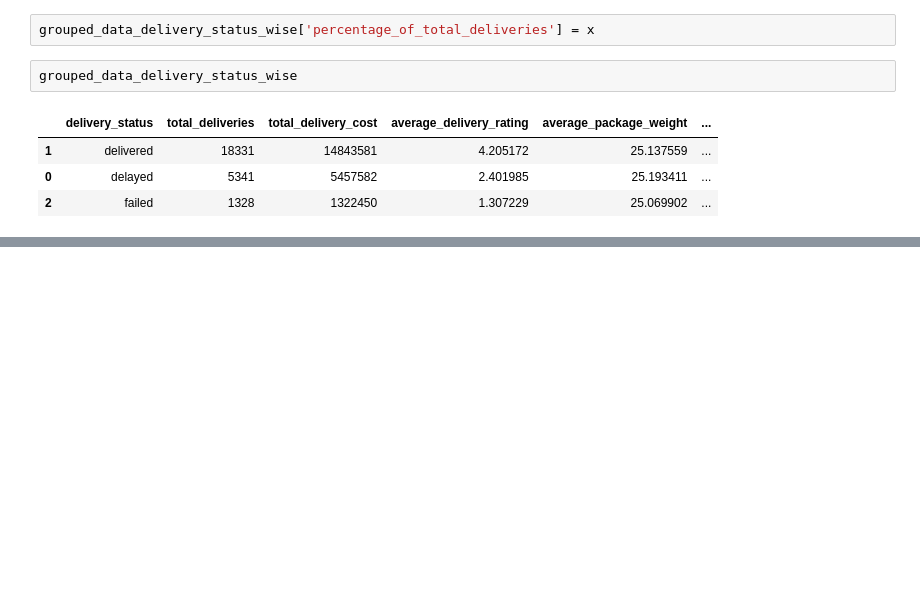
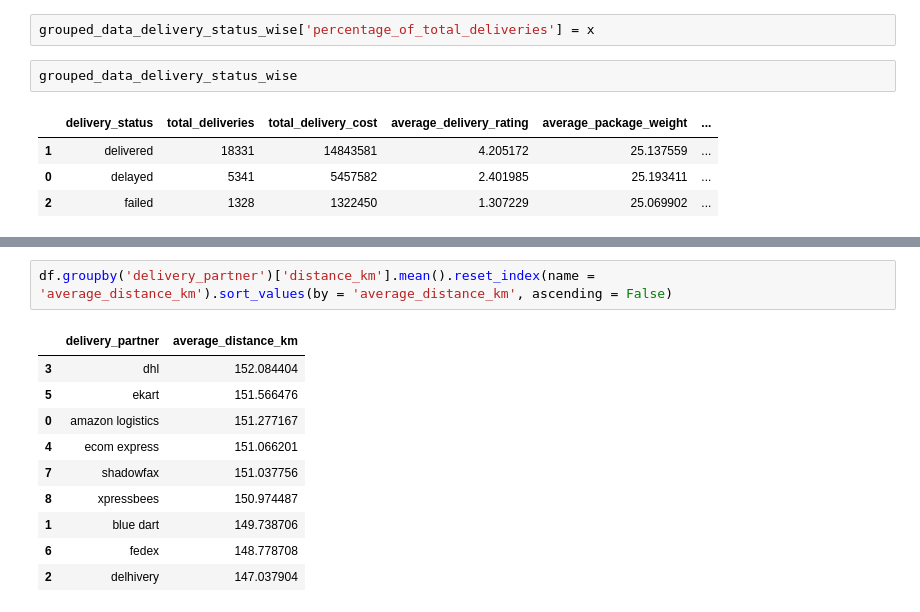
Before and after one commit to mahendra204/Python-Basics-Projects, a Jupyter notebook: Delivery Logistics EDA.ipynb, the cells around one changed output, grey strips where cells are left out. Saved outputs shown, nothing was run; the diff lists cells and outputs as text; blank space fills up the shorter version.

```diff
--- a/Delivery Logistics EDA.ipynb
+++ b/Delivery Logistics EDA.ipynb
@@ -451,0 +472,13 @@ grouped_data_delivery_status_wise
+# %%
+df.groupby('delivery_partner')['distance_km'].mean().reset_index(name = 'average_distance_km').sort_values(by = 'average_distance_km', ascending = False)
+# %% [output]
+|  | delivery_partner | average_distance_km |
+| 3 | dhl | 152.084404 |
+| 5 | ekart | 151.566476 |
+| 0 | amazon logistics | 151.277167 |
+| 4 | ecom express | 151.066201 |
+| 7 | shadowfax | 151.037756 |
+| 8 | xpressbees | 150.974487 |
+| 1 | blue dart | 149.738706 |
+| 6 | fedex | 148.778708 |
+| 2 | delhivery | 147.037904 |
```
Also changed, not shown: parts of 3 cells of this notebook.
